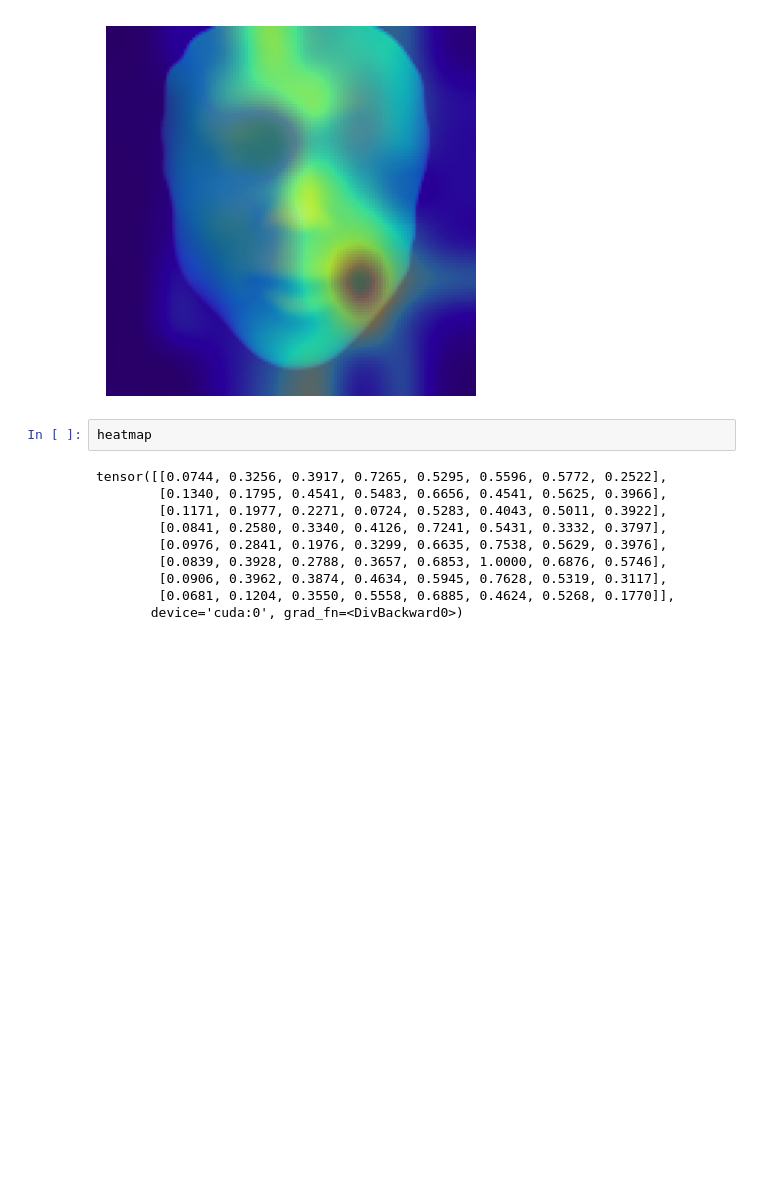
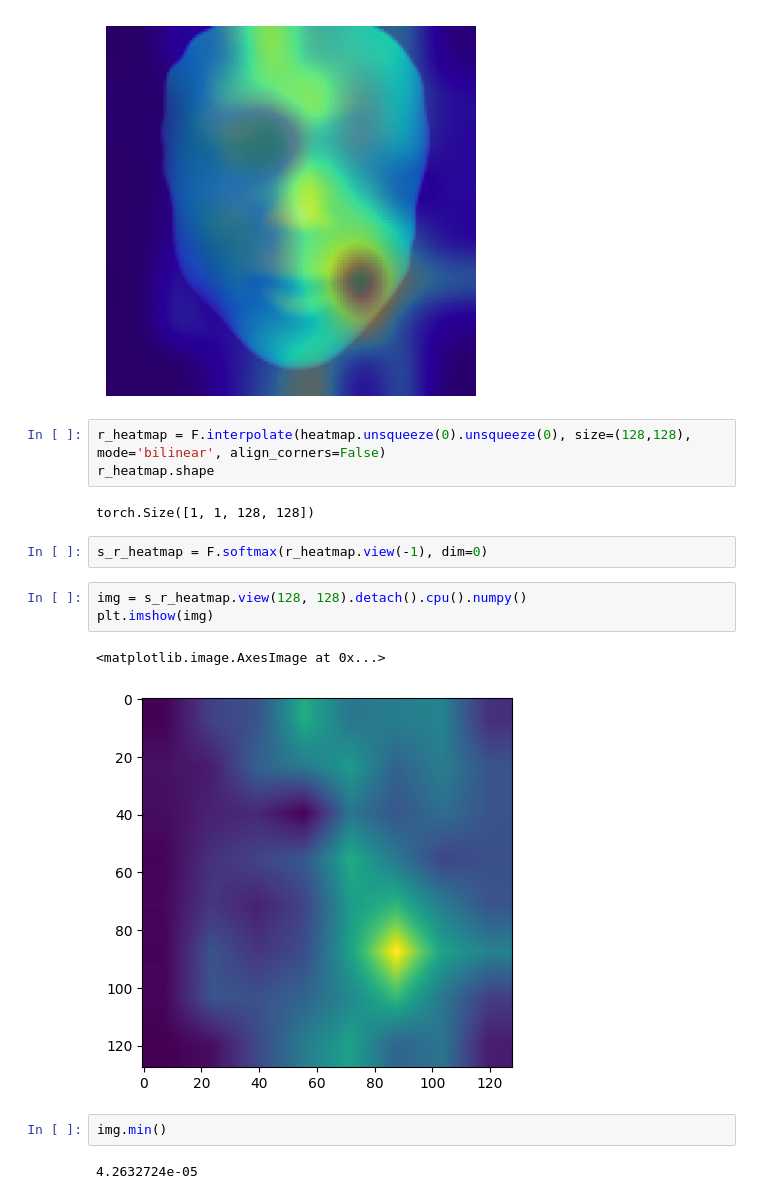
Before and after one commit to Ruizhuo-Xu/DN-SR-liif, a Jupyter notebook: debug.ipynb, the cells around one changed output. Drawn from its saved outputs; the diff is of its cells as text; blank space fills up the shorter version.

```diff
--- a/debug.ipynb
+++ b/debug.ipynb
@@ -309,15 +313,20 @@ ax.imshow(overlay, alpha=0.4, interpolation='nearest')
 plt.show()
 # %% [output]
 [figure]
-# %%
-heatmap
-# %% [output]
-tensor([[0.0744, 0.3256, 0.3917, 0.7265, 0.5295, 0.5596, 0.5772, 0.2522],
-        [0.1340, 0.1795, 0.4541, 0.5483, 0.6656, 0.4541, 0.5625, 0.3966],
-        [0.1171, 0.1977, 0.2271, 0.0724, 0.5283, 0.4043, 0.5011, 0.3922],
-        [0.0841, 0.2580, 0.3340, 0.4126, 0.7241, 0.5431, 0.3332, 0.3797],
-        [0.0976, 0.2841, 0.1976, 0.3299, 0.6635, 0.7538, 0.5629, 0.3976],
-        [0.0839, 0.3928, 0.2788, 0.3657, 0.6853, 1.0000, 0.6876, 0.5746],
-        [0.0906, 0.3962, 0.3874, 0.4634, 0.5945, 0.7628, 0.5319, 0.3117],
-        [0.0681, 0.1204, 0.3550, 0.5558, 0.6885, 0.4624, 0.5268, 0.1770]],
-       device='cuda:0', grad_fn=<DivBackward0>)
+# %%
+r_heatmap = F.interpolate(heatmap.unsqueeze(0).unsqueeze(0), size=(128,128), mode='bilinear', align_corners=False)
+r_heatmap.shape
+# %% [output]
+torch.Size([1, 1, 128, 128])
+# %%
+s_r_heatmap = F.softmax(r_heatmap.view(-1), dim=0)
+# %%
+img = s_r_heatmap.view(128, 128).detach().cpu().numpy()
+plt.imshow(img)
+# %% [output]
+<matplotlib.image.AxesImage at 0x...>
+[figure, added]
+# %%
+img.min()
+# %% [output]
+4.2632724e-05
```
Also changed, not shown: parts of 8 cells of this notebook, 7 other files.
